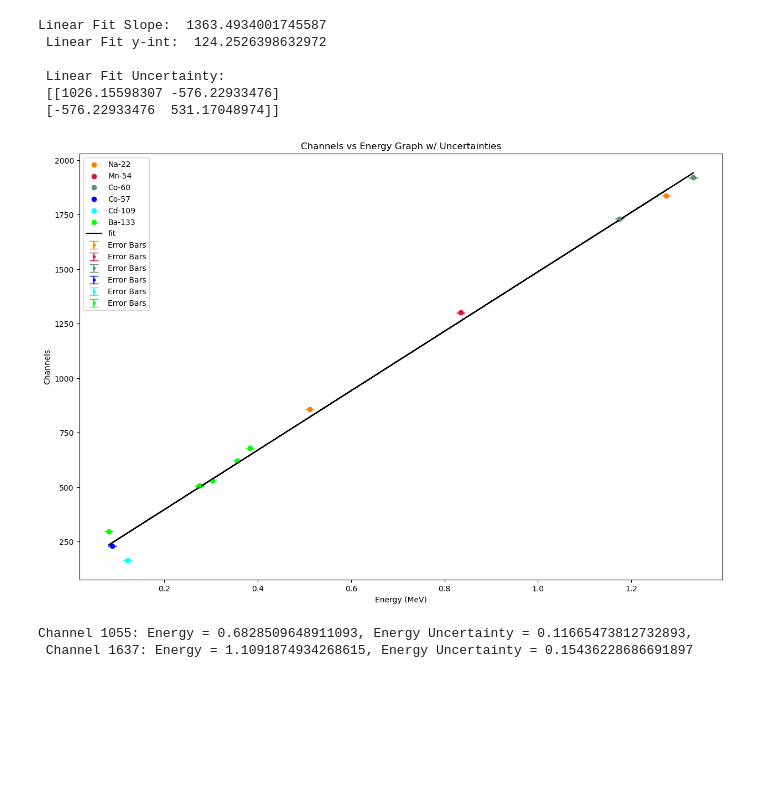
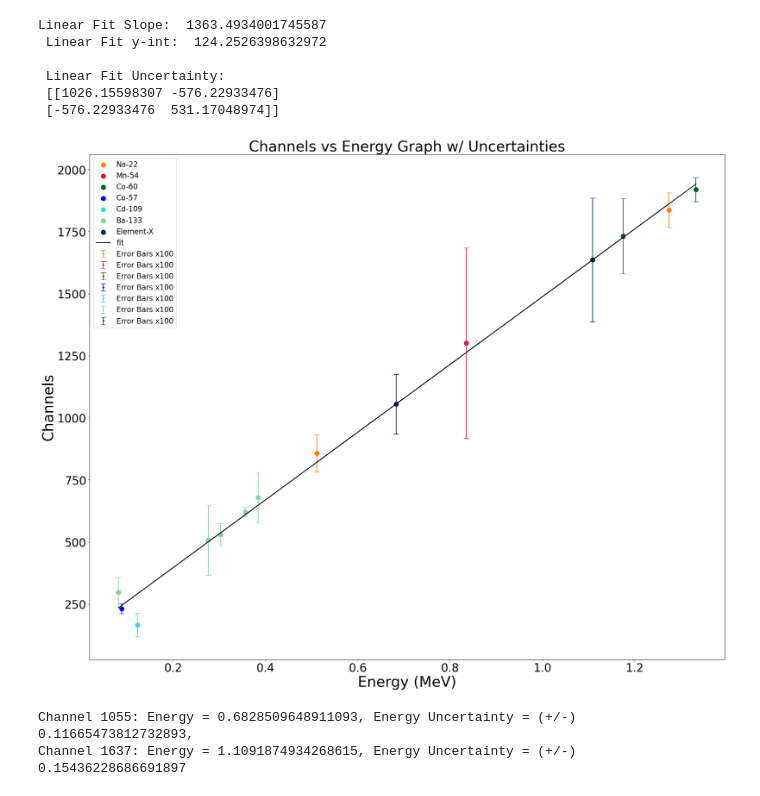
Before and after one commit to ethan-ryan-gh/gam-spec, a Jupyter notebook: Analysis.ipynb, the cells around one changed output. Saved outputs shown, nothing was run; the diff lists cells and outputs as text; code cells hidden in the pictures; blank space fills up the shorter version.

```diff
--- a/Analysis.ipynb
+++ b/Analysis.ipynb
@@ -36,6 +36,9 @@ Ba_133_E = np.array([0.081, 0.276, 0.303, 0.356, 0.384]) # Given
 Ba_133_chan = np.array([297.6006628324705, 506.9831389809982, 530.3850014121278, 620.8060465800778, 679.4661772583805])
 Ba_133_unc = np.array([0.6032397360614885**2, 1.41633987256634**2, 0.44804060611900703**2, 0.18720446476158387**2, 1.0081419263860742**2])
 
+Element_X_E = np.array([0.6828509648911093, 1.1091874934268615])
+Element_X_chan = np.array([1055.315423795154, 1636.6224667069846])
+Element_X_unc = np.array([1.44094013e+00, 6.20368099e+00])
 
 #############
 # Linear Fit
@@ -70,63 +73,84 @@ Linear Fit Slope:  1363.4934001745587
 
 def Scatter(energy, channels, c, l):
     plt.scatter(energy,
                 channels,
                 c=c,
-                label=l)
+                label=l,
+                s=100)
 
 def errorBars(energy, channels, uncertainties, c):
     plt.errorbar(energy,
                  channels,
-                 yerr=np.sqrt(uncertainties),
+                 yerr=1E2*np.sqrt(uncertainties),
                  fmt='.',
                  c=c,
                  capsize=6,
-                 label='Error Bars')
+                 label='Error Bars x100')
 
 
-plt.figure(figsize=(15,10)) # Make figure bigger
+plt.figure(figsize=(25,20)) # Make figure bigger
 
 Scatter(Na_22_E, Na_22_chan, '#FF8100', 'Na-22')
 errorBars(Na_22_E, Na_22_chan, Na_22_unc, '#FF8100')
 
 Scatter(Mn_54_E, Mn_54_chan, '#DC143C', 'Mn-54')
 errorBars(Mn_54_E, Mn_54_chan, Mn_54_unc, '#DC143C')
 
-Scatter(Co_60_E, Co_60_chan, '#57936E', 'Co-60')
-errorBars(Co_60_E, Co_60_chan, Co_60_unc, '#57936E')
+Scatter(Co_60_E, Co_60_chan, '#015c1b', 'Co-60')
+errorBars(Co_60_E, Co_60_chan, Co_60_unc, '#015c1b')
 
 Scatter(Co_57_E, Co_57_chan, '#0000FF', 'Co-57')
 errorBars(Co_57_E, Co_57_chan, Co_57_unc, '#0000FF')
 
-Scatter(Cd_109_E, Cd_109_chan, '#00FFFF', 'Cd-109')
-errorBars(Cd_109_E, Cd_109_chan, Cd_109_unc, '#00FFFF')
+Scatter(Cd_109_E, Cd_109_chan, '#2ddbeb', 'Cd-109')
+errorBars(Cd_109_E, Cd_109_chan, Cd_109_unc, '#2ddbeb')
 
-Scatter(Ba_133_E, Ba_133_chan, '#00FF00', 'Ba-133')
-errorBars(Ba_133_E, Ba_133_chan, Ba_133_unc, '#00FF00')
+Scatter(Ba_133_E, Ba_133_chan, '#7fd497', 'Ba-133')
+errorBars(Ba_133_E, Ba_133_chan, Ba_133_unc, '#7fd497')
+
+Scatter(Element_X_E, Element_X_chan, '#011F4B', 'Element-X')
+errorBars(Element_X_E, Element_X_chan, Element_X_unc, '#011F4B')
 
 plt.plot(x_range, y_fit, color='#000000', label='fit')
-plt.xlabel('Energy (MeV)') # Label for x-axis
-plt.ylabel('Channels') # Label for y-axis
-plt.title('Channels vs Energy Graph w/ Uncertainties')
-plt.legend() # create legend
+plt.xlabel('Energy (MeV)', fontsize=32) # Label for x-axis
+plt.ylabel('Channels', fontsize=32) # Label for y-axis
+plt.title('Channels vs Energy Graph w/ Uncertainties', fontsize=32)
+plt.xticks(fontsize=25)
+plt.yticks(fontsize=25)
+plt.legend(fontsize=16) # create legend
+plt.savefig("Channel.svg")
 plt.show() # show plot
 # %% [output]
-[figure, old version]
+[figure, new version]
 # %%
 #####################
 # Element X Analysis
 #####################
 
+# Function Solves Channel = Energy(x) + b equation defined above.
+# Function Solves the Equation for Error Propogation
 def energyUncertainty(channel, channel_unc, m, b, m_unc, b_unc):
-    energy = (channel-b)/m
-    e_unc_sqaured = (channel_unc * 1/m)**2 + (m_unc * (channel-b)/(m**2))**2 + (b_unc * 1/m)**2
-    return energy, np.sqrt(e_unc_sqaured)
+    energy = (channel-b)/m # Linear Fit
+    e_unc_sqaured = (channel_unc * 1/m)**2 + (m_unc * (channel-b)/(m**2))**2 + (b_unc * 1/m)**2 # Error Prop Equation
+    return energy, np.sqrt(e_unc_sqaured) # Return the Energy and Uncertainty
 
 
-e1, e1_unc = energyUncertainty(1055.315423795154, np.sqrt(1.44094013e+00), popt[0], popt[1], np.sqrt(24861.20647965), np.sqrt(13705.57685165))
-e2, e2_unc = energyUncertainty(1636.6224667069846, np.sqrt(6.20368099e+00), popt[0], popt[1], np.sqrt(24861.20647965), np.sqrt(13705.57685165))
+# Solve for First Energy of Unknown Isotope
+e1, e1_unc = energyUncertainty(1055.315423795154,
+                               np.sqrt(1.44094013e+00),
+                               popt[0],
+                               popt[1],
+                               np.sqrt(24861.20647965),
+                               np.sqrt(13705.57685165))
 
-print(f"Channel 1055: Energy = {e1}, Energy Uncertainty = {e1_unc},\n Channel 1637: Energy = {e2}, Energy Uncertainty = {e2_unc}")
+# Solve for Second Energy of Unknown Isotope
+e2, e2_unc = energyUncertainty(1636.6224667069846,
+                               np.sqrt(6.20368099e+00),
+                               popt[0], popt[1],
+                               np.sqrt(24861.20647965),
+                               np.sqrt(13705.57685165))
+
+print(f"Channel 1055: Energy = {e1}, Energy Uncertainty = (+/-) {e1_unc},\nChannel 1637: Energy = {e2}, Energy Uncertainty = (+/-) {e2_unc}")
 # %% [output]
-Channel 1055: Energy = 0.6828509648911093, Energy Uncertainty = 0.11665473812732893,
- Channel 1637: Energy = 1.1091874934268615, Energy Uncertainty = 0.15436228686691897
+Channel 1055: Energy = 0.6828509648911093, Energy Uncertainty = (+/-) 0.11665473812732893,
+Channel 1637: Energy = 1.1091874934268615, Energy Uncertainty = (+/-) 0.15436228686691897
```
Also changed, not shown: 2 other files.
